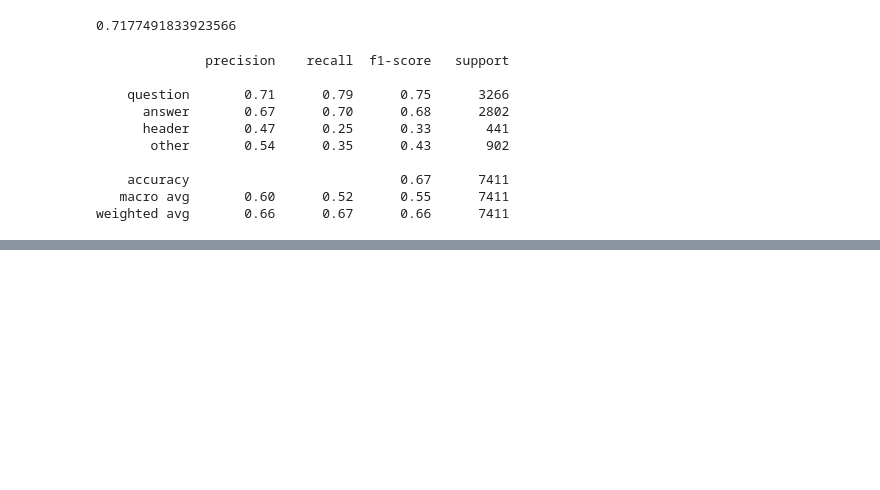
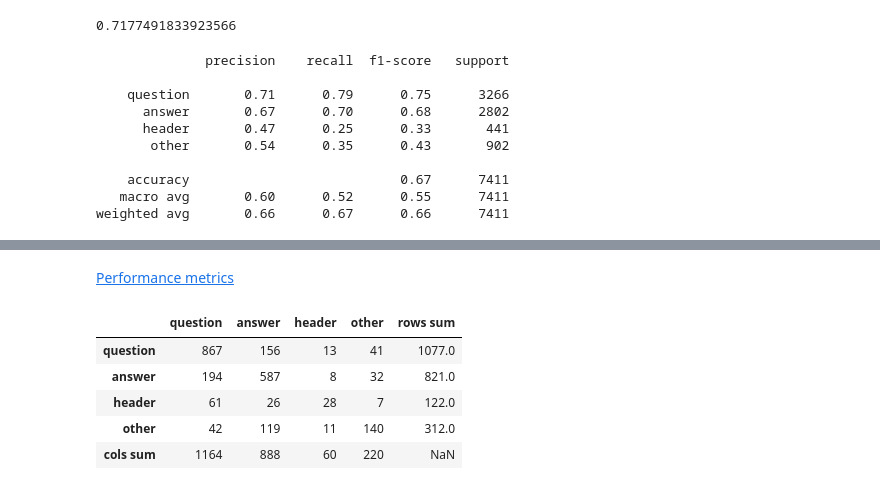
Before and after one commit to jnpicao/interview_case_studies, a Jupyter notebook: part1/part1-03_model_cv.ipynb, the cells around one changed output, grey strips where cells are left out. Drawn from its saved outputs; the diff is of its cells as text; code cells hidden in the pictures; blank space fills up the shorter version.

Commit message:
Clean part1 model notebook.

```diff
--- a/part1/part1-03_model_cv.ipynb
+++ b/part1/part1-03_model_cv.ipynb
@@ -130,0 +135,2 @@ $$ F1 = 2\frac{P \times R}{P+R} $$
+# %% [markdown]
+[Performance metrics](https://scikit-learn.org/stable/modules/model_evaluation.html)
@@ -130,0 +144,13 @@ $$ F1 = 2\frac{P \times R}{P+R} $$
+# %%
+sum_cols = cf_matrix_df.sum(axis=0).rename('cols sum').to_frame().T
+sum_rows =cf_matrix_df.sum(axis=1).rename('rows sum').to_frame()
+cf_matrix_df_sums = pd.concat([cf_matrix_df, sum_cols]).join(sum_rows)
+# %%
+cf_matrix_df_sums
+# %% [output]
+|  | question | answer | header | other | rows sum |
+| question | 867 | 156 | 13 | 41 | 1077.0 |
+| answer | 194 | 587 | 8 | 32 | 821.0 |
+| header | 61 | 26 | 28 | 7 | 122.0 |
+| other | 42 | 119 | 11 | 140 | 312.0 |
+| cols sum | 1164 | 888 | 60 | 220 | NaN |
```
Also changed, not shown: parts of 25 cells of this notebook.
